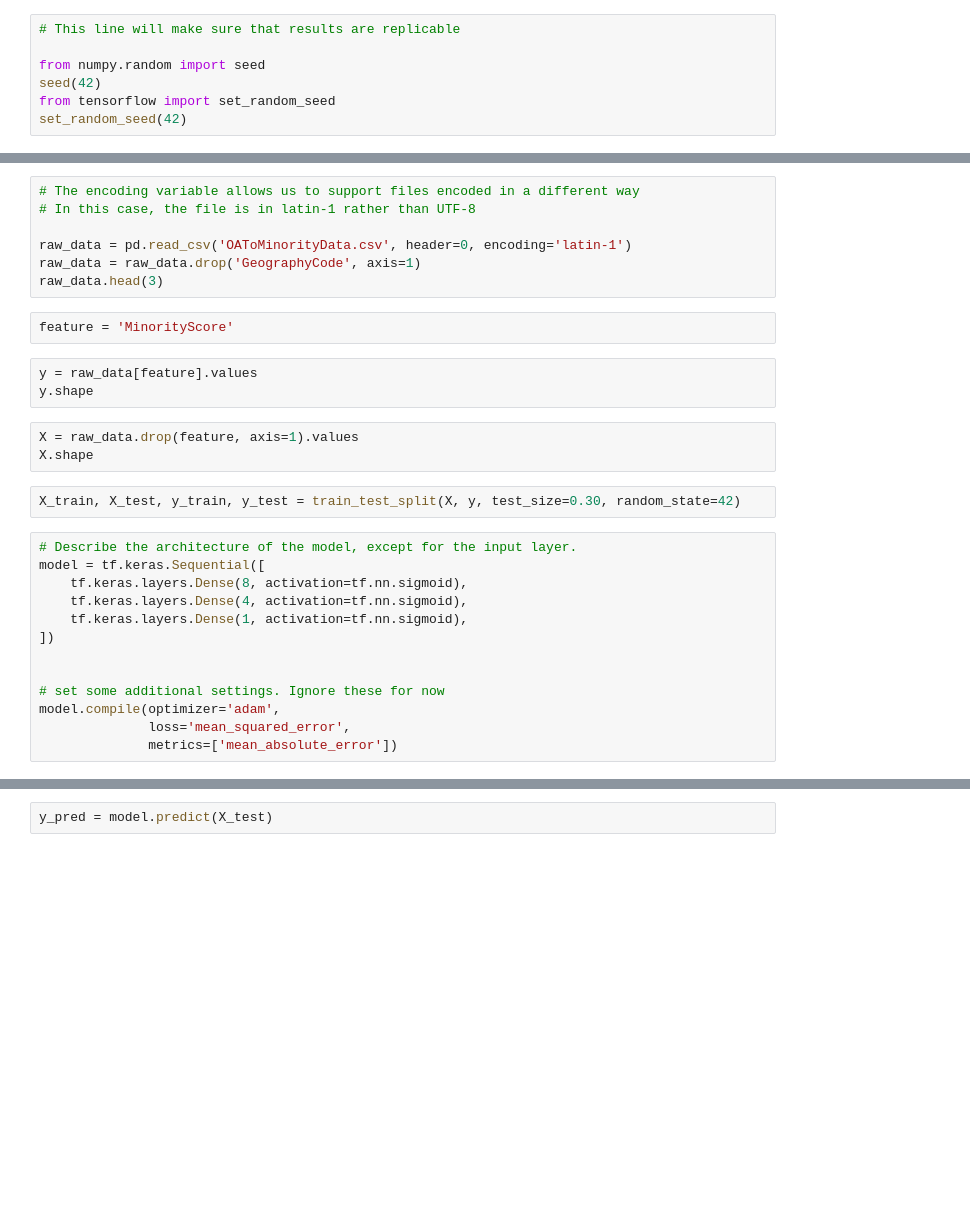
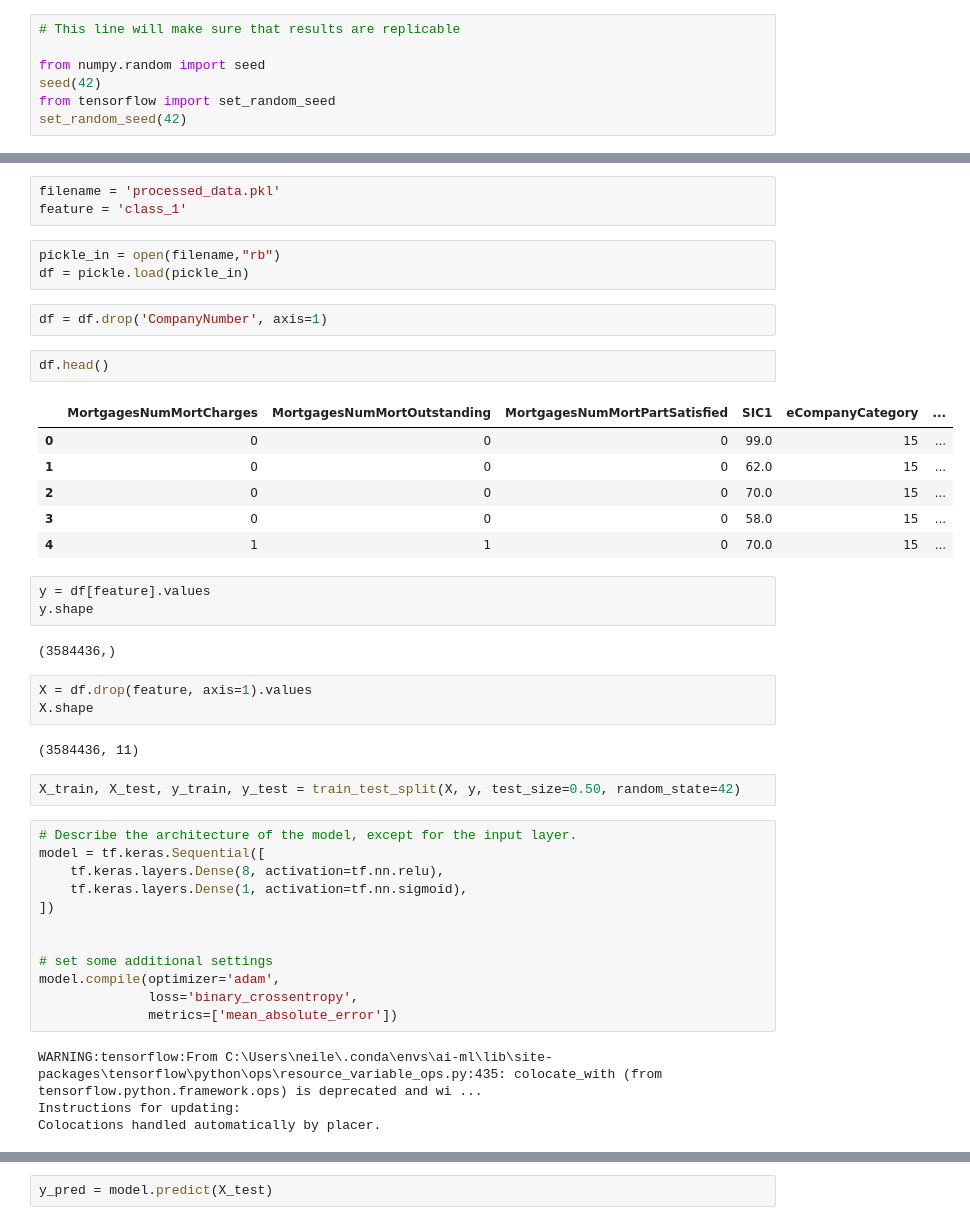
Before and after one commit to neilenatarajan-zz/group1-tradeteq, a Jupyter notebook: Model Notebook.ipynb, the cells around one changed output, grey strips where cells are left out. Drawn from its saved outputs; the diff is of its cells as text; blank space fills up the shorter version.

```diff
--- a/Model Notebook.ipynb
+++ b/Model Notebook.ipynb
@@ -22,31 +24,46 @@ print("libraries all imported, ready to go")
-# %%
-# The encoding variable allows us to support files encoded in a different way
-# In this case, the file is in latin-1 rather than UTF-8
-
-raw_data = pd.read_csv('OAToMinorityData.csv', header=0, encoding='latin-1')
-raw_data = raw_data.drop('GeographyCode', axis=1)
-raw_data.head(3)
-# %%
-feature = 'MinorityScore'
+# %%
+filename = 'processed_data.pkl'
+feature = 'class_1'
+# %%
+pickle_in = open(filename,"rb")
+df = pickle.load(pickle_in)
+# %%
+df = df.drop('CompanyNumber', axis=1)
+# %%
+df.head()
+# %% [output]
+|  | MortgagesNumMortCharges | MortgagesNumMortOutstanding | MortgagesNumMortPartSatisfied | SIC1 | eCompanyCategory | ... |
+| 0 | 0 | 0 | 0 | 99.0 | 15 | ... |
+| 1 | 0 | 0 | 0 | 62.0 | 15 | ... |
+| 2 | 0 | 0 | 0 | 70.0 | 15 | ... |
+| 3 | 0 | 0 | 0 | 58.0 | 15 | ... |
+| 4 | 1 | 1 | 0 | 70.0 | 15 | ... |
 # %%
-y = raw_data[feature].values
+y = df[feature].values
 y.shape
+# %% [output]
+(3584436,)
 # %%
-X = raw_data.drop(feature, axis=1).values
+X = df.drop(feature, axis=1).values
 X.shape
+# %% [output]
+(3584436, 11)
 # %%
-X_train, X_test, y_train, y_test = train_test_split(X, y, test_size=0.30, random_state=42)
+X_train, X_test, y_train, y_test = train_test_split(X, y, test_size=0.50, random_state=42)
 # %%
 # Describe the architecture of the model, except for the input layer.
 model = tf.keras.Sequential([
-    tf.keras.layers.Dense(8, activation=tf.nn.sigmoid),
-    tf.keras.layers.Dense(4, activation=tf.nn.sigmoid),
+    tf.keras.layers.Dense(8, activation=tf.nn.relu),
     tf.keras.layers.Dense(1, activation=tf.nn.sigmoid),
 ])
 
 
-# set some additional settings. Ignore these for now
+# set some additional settings
 model.compile(optimizer='adam',
-              loss='mean_squared_error',
+              loss='binary_crossentropy',
               metrics=['mean_absolute_error'])
+# %% [output]
+WARNING:tensorflow:From C:\Users\neile\.conda\envs\ai-ml\lib\site-packages\tensorflow\python\ops\resource_variable_ops.py:435: colocate_with (from tensorflow.python.framework.ops) is deprecated and wi ...
+Instructions for updating:
+Colocations handled automatically by placer.
 # %%
```
Also changed, not shown: parts of 4 cells of this notebook, 2 other files.
